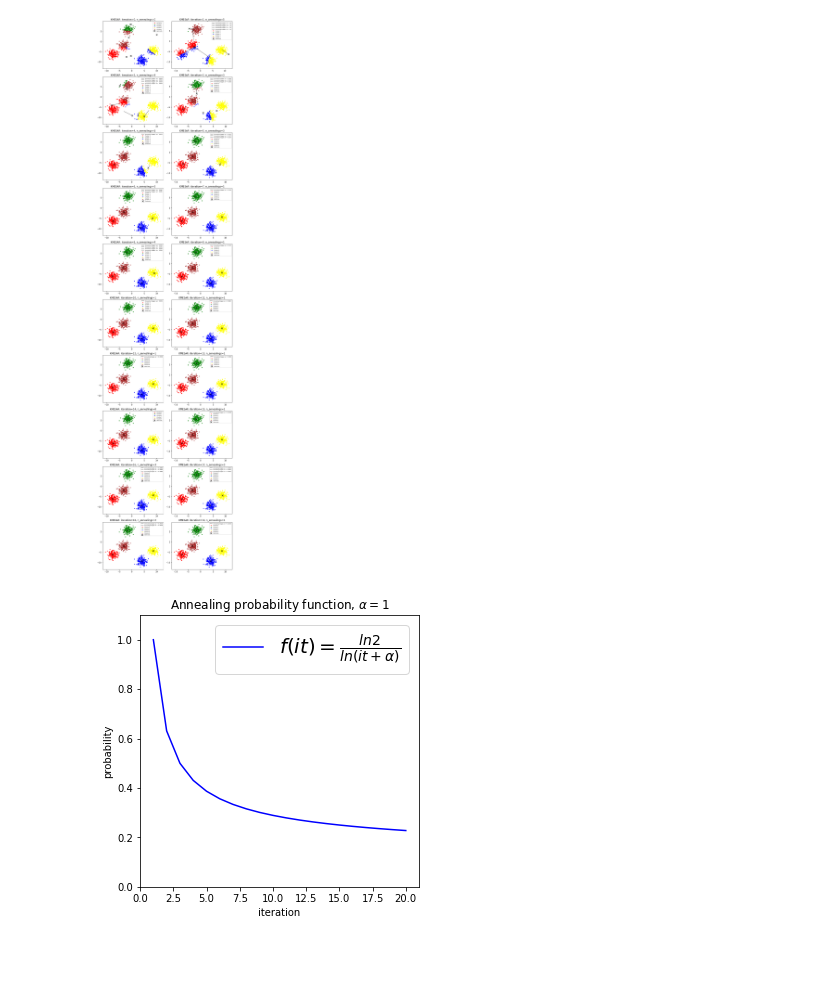
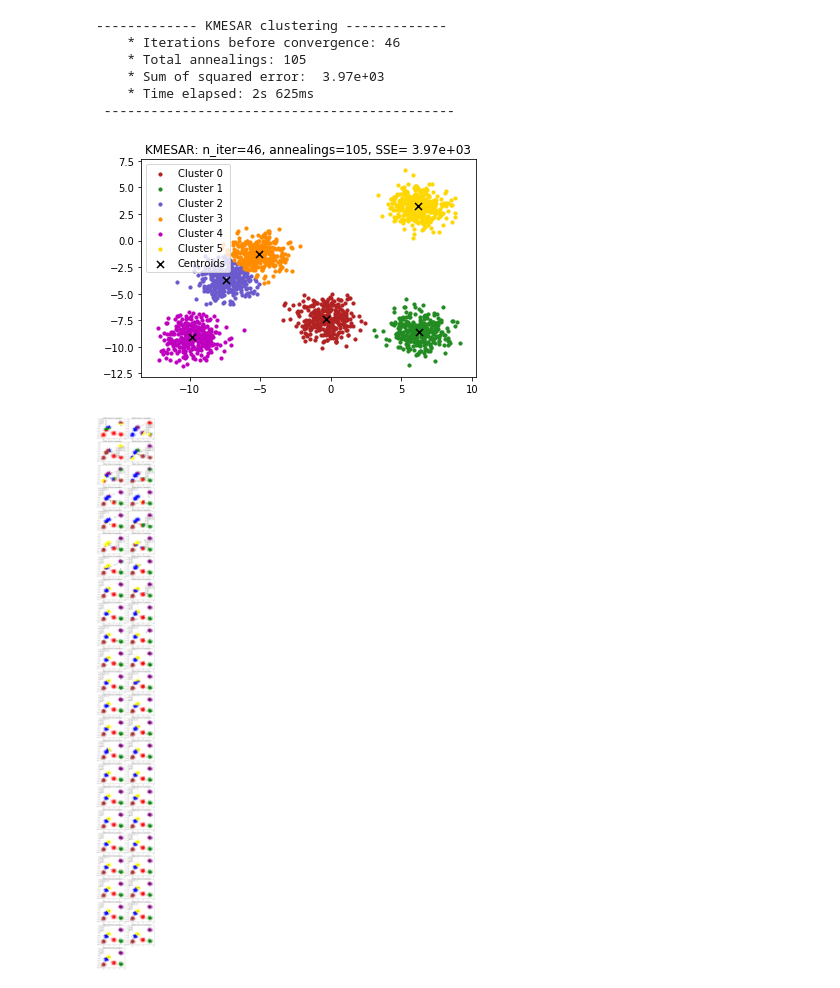
Before and after one commit to alexein777/K-MESA, a Jupyter notebook: test_kmesar_different.ipynb, the cells around one changed output. Saved outputs shown, nothing was run; the diff lists cells and outputs as text; code cells hidden in the pictures; blank space fills up the shorter version.

```diff
--- a/test_kmesar_different.ipynb
+++ b/test_kmesar_different.ipynb
@@ -9,3 +9,7 @@ X, y = make_blobs(n_samples=1000, n_features=2, centers=5)
 df = pd.DataFrame(X, columns=['x', 'y'])
+# %%
+init_centroids = np.array([[-7.5, -5], [-7.5, -3], [-7.5, 0], [-7.5, 2], [-7.5, 4], [-7.5, 6]])
+colors = ['firebrick', 'forestgreen', 'slateblue', 'darkorange', 'm', 'gold', 'lightcoral', 'plum', 'crimson',
+          'forestgreen', 'plum', 'indigo']
 # %%
 plt.scatter(X[:, 0], X[:, 1], c='blue', s=10, label='Points to be clustered')
@@ -17,11 +25,9 @@ plt.show()
 # %%
-est = KMESAR(k_clusters=5,
+est = KMESAR(k_clusters=6,
              n_init=1,
-             annealing_prob_function='log',
-             alpha=1,
-             annealing_weight_function='sigmoid',
+             init_centroids=init_centroids,
+             simulated_annealing_on=False,
              convergence_tracking=True,
-             annealing_tracking=True
              )
 est.fit(X)
 df['label'] = est.labels_
@@ -39,0 +49,16 @@ Text(0.5, 1.0, 'KMESAR: k_clusters=5, n_iter=20, total_annealings=38, SSE= 1.99e
+# %%
+est = KMESAR(k_clusters=6,
+             n_init=1,
+             init_centroids=init_centroids,
+             tol=1e-3,
+             annealing_method='cluster_other',
+             annealing_prob_function='recip',
+             alpha=8,
+             annealing_weight_function='sigmoid',
+             beta=5,
+             convergence_tracking=True,
+             annealing_tracking=True
+             )
+
+print(est.algorithm_details())
+est.plot_annealing_functions()
@@ -40,6 +83,25 @@ Text(0.5, 1.0, 'KMESAR: k_clusters=5, n_iter=20, total_annealings=38, SSE= 1.99e
+# %%
+est.fit(X)
+df['label'] = est.labels_
+
+for label in range(est.k_clusters):
+    cluster = X[np.where(est.labels_ == label)]
+    plt.scatter(cluster[:, 0], cluster[:, 1], c=colors[label], s=10, label=f'Cluster {label}')
+
+plt.scatter(est.centroids_[:, 0], est.centroids_[:, 1], c='black', s=50, marker='x', label='Centroids')
+plt.legend()
+plt.title(est.clustering_plot_title())
+
+print(est.clustering_info())
+# %% [output]
+------------- KMESAR clustering -------------
+    * Iterations before convergence: 46
+    * Total annealings: 105
+    * Sum of squared error:  3.97e+03
+    * Time elapsed: 2s 625ms
+ ---------------------------------------------
+[figure, added]
 # %%
-est.plot_tracking_history(X, out_file='KMESAR, 5_blobs, a_prob=log, a_weight=sigmoid')
-est.plot_annealing_prob_function()
+est.plot_tracking_history(X, out_file='KMESAR, 6_blobs, a_method=cluster_other, a_prob=recip, a_weight=sigmoid')
 # %% [output]
-[figure, old version]
+[figure, new version]
-[figure, removed]
```
Also changed, not shown: parts of 6 cells of this notebook, 15 other files.
